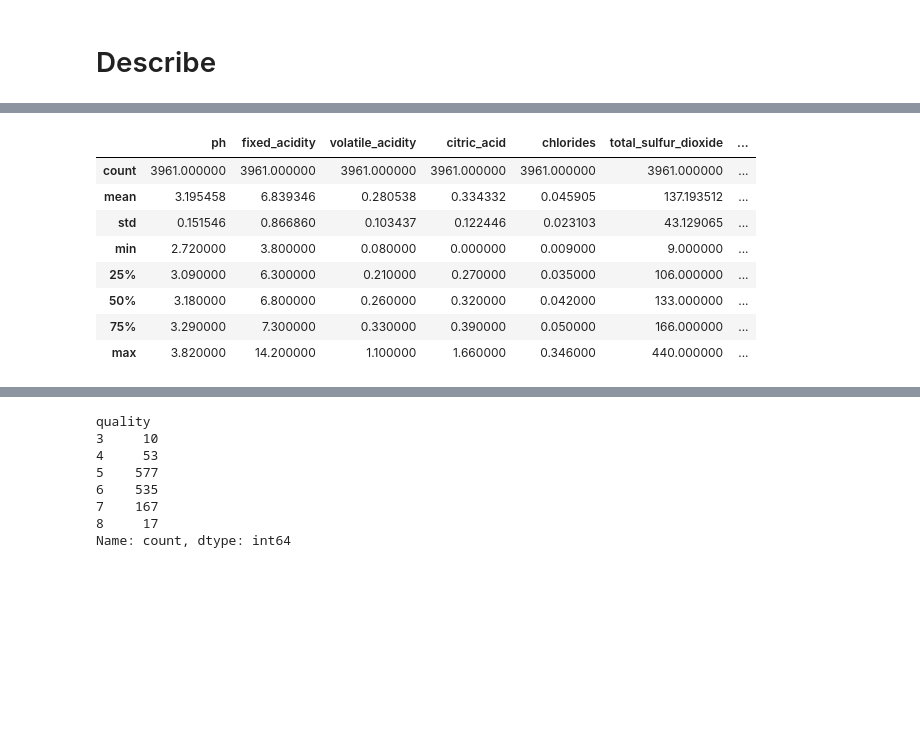
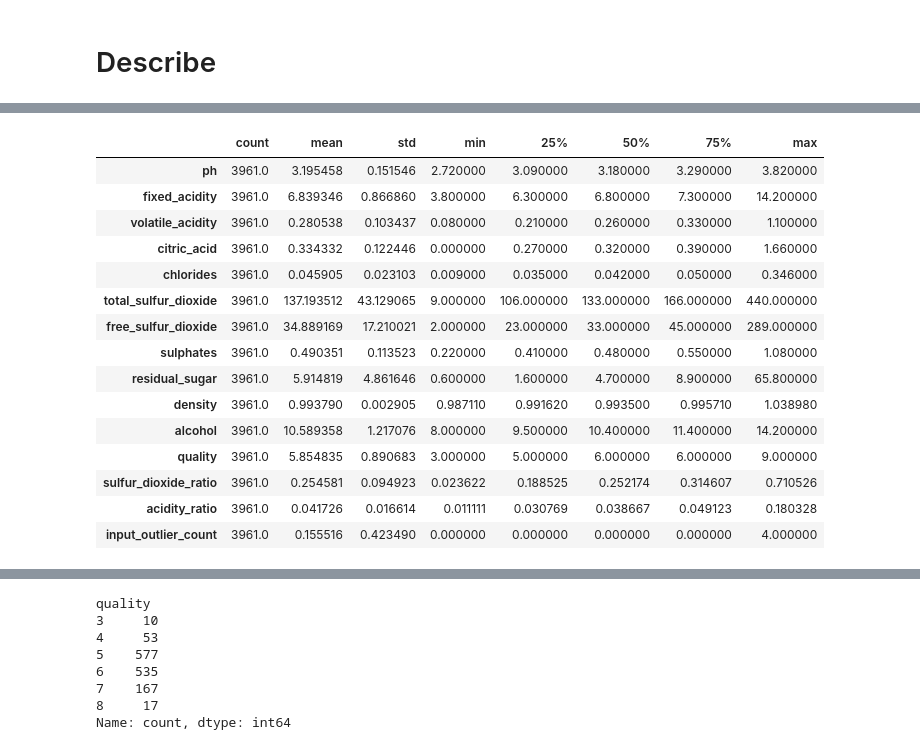
Before and after one commit to olemir/data-analysis-on-wine, a Jupyter notebook: notebooks/wine-quality_3-EDA.ipynb, the cells around one changed output, grey strips where cells are left out. Cells and saved outputs as stored; diff of their text form; code cells hidden in the pictures; blank space fills up the shorter version.

```diff
--- a/notebooks/wine-quality_3-EDA.ipynb
+++ b/notebooks/wine-quality_3-EDA.ipynb
@@ -133,14 +139,21 @@ wine_r.describe()
 # %%
-wine_w.describe()
+wine_w.describe().T
 # %% [output]
-|  | ph | fixed_acidity | volatile_acidity | citric_acid | chlorides | total_sulfur_dioxide | ... |
-| count | 3961.000000 | 3961.000000 | 3961.000000 | 3961.000000 | 3961.000000 | 3961.000000 | ... |
-| mean | 3.195458 | 6.839346 | 0.280538 | 0.334332 | 0.045905 | 137.193512 | ... |
-| std | 0.151546 | 0.866860 | 0.103437 | 0.122446 | 0.023103 | 43.129065 | ... |
-| min | 2.720000 | 3.800000 | 0.080000 | 0.000000 | 0.009000 | 9.000000 | ... |
-| 25% | 3.090000 | 6.300000 | 0.210000 | 0.270000 | 0.035000 | 106.000000 | ... |
-| 50% | 3.180000 | 6.800000 | 0.260000 | 0.320000 | 0.042000 | 133.000000 | ... |
-| 75% | 3.290000 | 7.300000 | 0.330000 | 0.390000 | 0.050000 | 166.000000 | ... |
-| max | 3.820000 | 14.200000 | 1.100000 | 1.660000 | 0.346000 | 440.000000 | ... |
+|  | count | mean | std | min | 25% | 50% | 75% | max |
+| ph | 3961.0 | 3.195458 | 0.151546 | 2.720000 | 3.090000 | 3.180000 | 3.290000 | 3.820000 |
+| fixed_acidity | 3961.0 | 6.839346 | 0.866860 | 3.800000 | 6.300000 | 6.800000 | 7.300000 | 14.200000 |
+| volatile_acidity | 3961.0 | 0.280538 | 0.103437 | 0.080000 | 0.210000 | 0.260000 | 0.330000 | 1.100000 |
+| citric_acid | 3961.0 | 0.334332 | 0.122446 | 0.000000 | 0.270000 | 0.320000 | 0.390000 | 1.660000 |
+| chlorides | 3961.0 | 0.045905 | 0.023103 | 0.009000 | 0.035000 | 0.042000 | 0.050000 | 0.346000 |
+| total_sulfur_dioxide | 3961.0 | 137.193512 | 43.129065 | 9.000000 | 106.000000 | 133.000000 | 166.000000 | 440.000000 |
+| free_sulfur_dioxide | 3961.0 | 34.889169 | 17.210021 | 2.000000 | 23.000000 | 33.000000 | 45.000000 | 289.000000 |
+| sulphates | 3961.0 | 0.490351 | 0.113523 | 0.220000 | 0.410000 | 0.480000 | 0.550000 | 1.080000 |
+| residual_sugar | 3961.0 | 5.914819 | 4.861646 | 0.600000 | 1.600000 | 4.700000 | 8.900000 | 65.800000 |
+| density | 3961.0 | 0.993790 | 0.002905 | 0.987110 | 0.991620 | 0.993500 | 0.995710 | 1.038980 |
+| alcohol | 3961.0 | 10.589358 | 1.217076 | 8.000000 | 9.500000 | 10.400000 | 11.400000 | 14.200000 |
+| quality | 3961.0 | 5.854835 | 0.890683 | 3.000000 | 5.000000 | 6.000000 | 6.000000 | 9.000000 |
+| sulfur_dioxide_ratio | 3961.0 | 0.254581 | 0.094923 | 0.023622 | 0.188525 | 0.252174 | 0.314607 | 0.710526 |
+| acidity_ratio | 3961.0 | 0.041726 | 0.016614 | 0.011111 | 0.030769 | 0.038667 | 0.049123 | 0.180328 |
+| input_outlier_count | 3961.0 | 0.155516 | 0.423490 | 0.000000 | 0.000000 | 0.000000 | 0.000000 | 4.000000 |
 # %% [markdown]
 ### Primary Observations from describe
```
Also changed, not shown: parts of 28 cells of this notebook, 19 other files.
